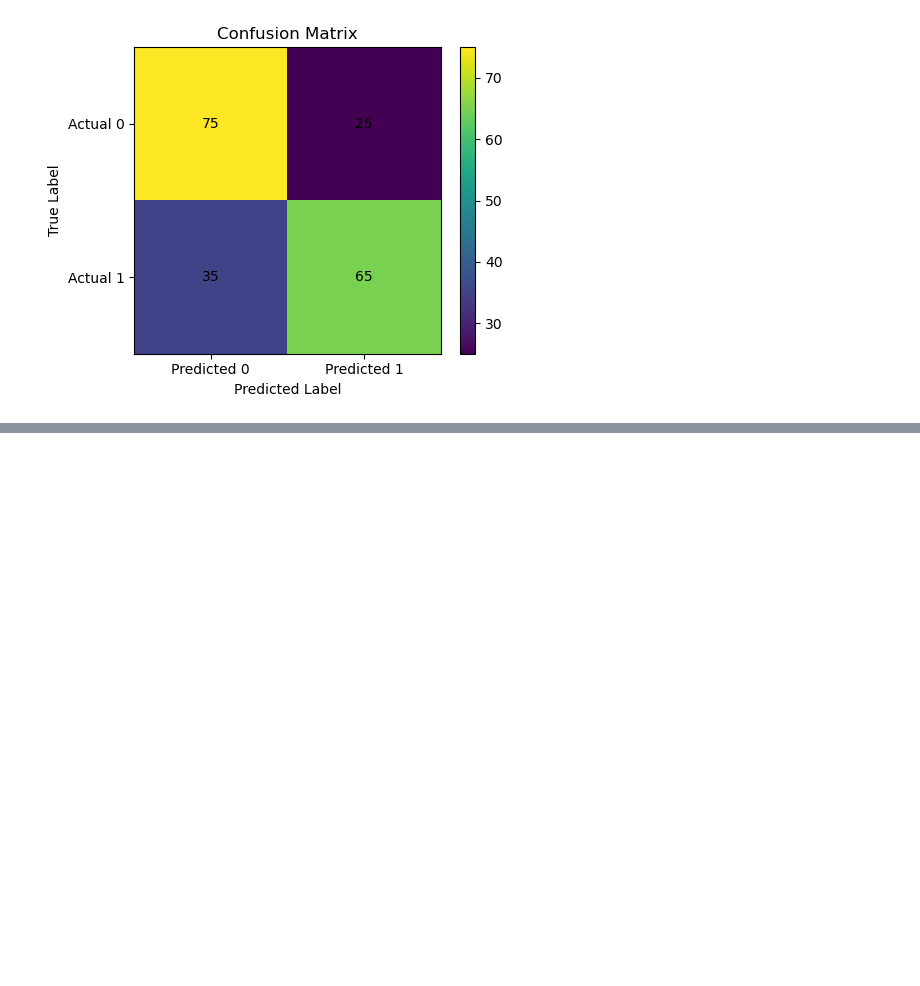
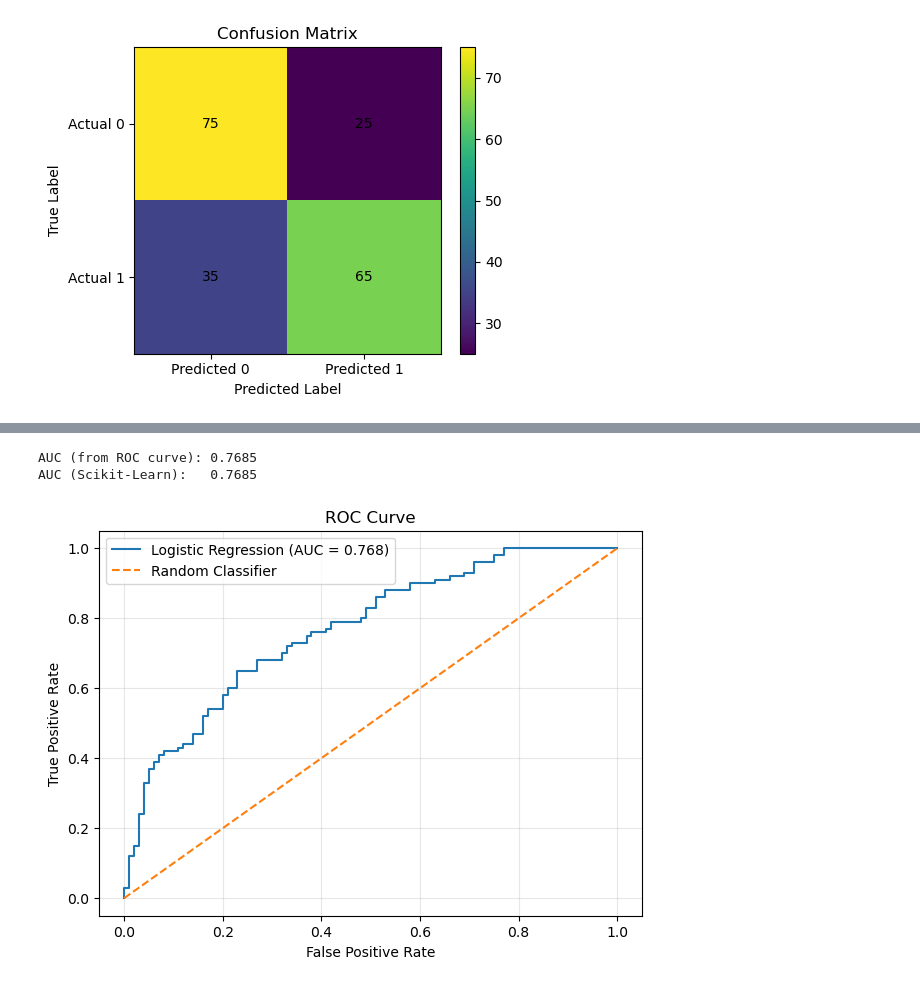
Before and after one commit to AHMAD-ALI5/machine-learning-from-scratch, a Jupyter notebook: machine-learning-from-scratch/Evaluation/metrics.ipynb, the cells around one changed output, grey strips where cells are left out. Drawn from its saved outputs; the diff is of its cells as text; code cells hidden in the pictures; blank space fills up the shorter version.

```diff
--- a/machine-learning-from-scratch/Evaluation/metrics.ipynb
+++ b/machine-learning-from-scratch/Evaluation/metrics.ipynb
@@ -107,0 +173,21 @@ plt.show()
+# %%
+fpr, tpr, thresholds = roc_curve(y_test, y_prob)
+auc_scratch = np.trapezoid(tpr, fpr)
+auc_sklearn = roc_auc_score(y_test, y_prob)
+
+print(f"AUC (from ROC curve): {auc_scratch:.4f}")
+print(f"AUC (Scikit-Learn):   {auc_sklearn:.4f}")
+
+plt.figure(figsize=(7, 5))
+plt.plot(fpr, tpr, label=f"Logistic Regression (AUC = {auc_sklearn:.3f})")
+plt.plot([0, 1], [0, 1], linestyle="--", label="Random Classifier")
+plt.xlabel("False Positive Rate")
+plt.ylabel("True Positive Rate")
+plt.title("ROC Curve")
+plt.legend()
+plt.grid(True, alpha=0.3)
+plt.show()
+# %% [output]
+AUC (from ROC curve): 0.7685
+AUC (Scikit-Learn):   0.7685
+[figure, added]
```
Also changed, not shown: parts of 3 cells of this notebook.
